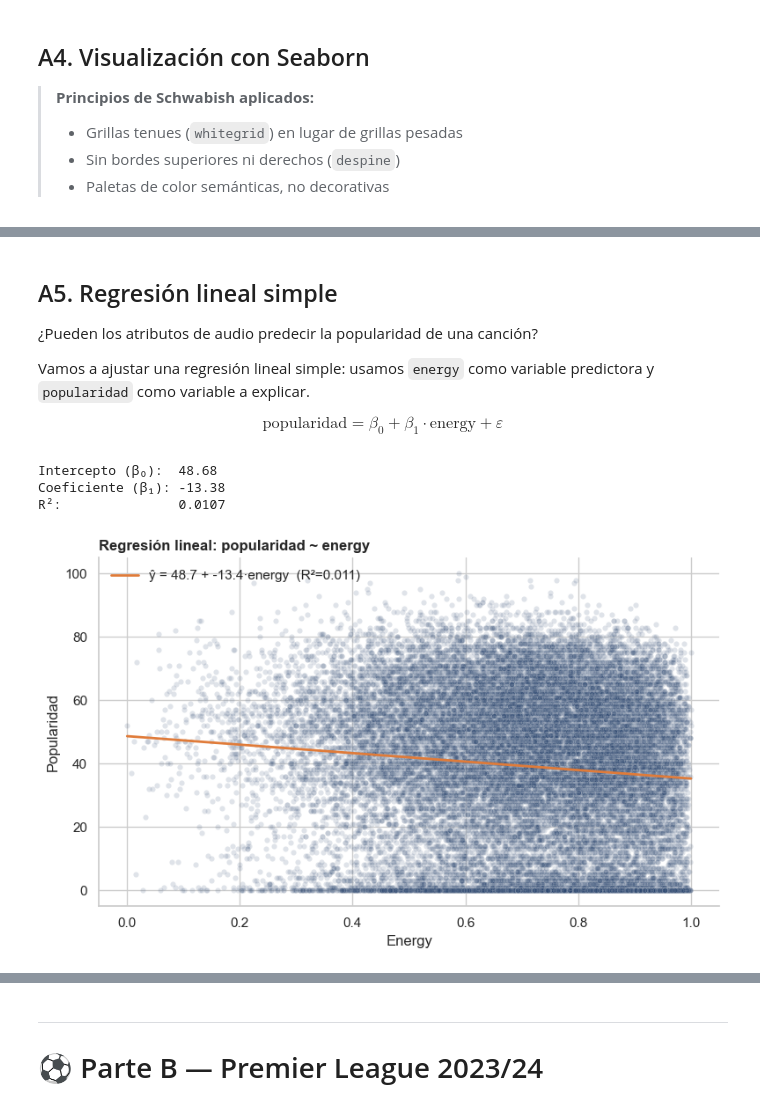
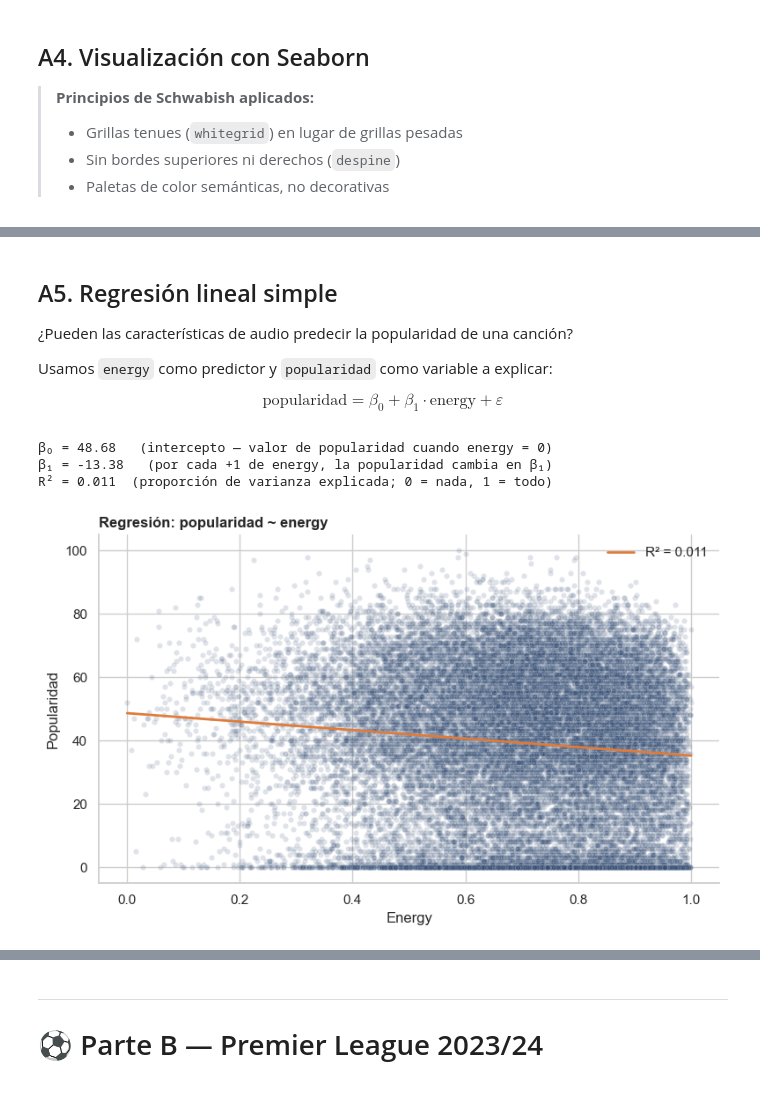
Before and after one commit to SantiDrelewicz/Laboratorio-de-metodos-Cuantitativos-Aplicados-a-la-gestion, a Jupyter notebook: notebooks/17-Manejo_de_datos_estructurados.ipynb, the cells around one changed output, grey strips where cells are left out. Cells and saved outputs as stored; diff of their text form; code cells hidden in the pictures.

```diff
--- a/notebooks/17-Manejo_de_datos_estructurados.ipynb
+++ b/notebooks/17-Manejo_de_datos_estructurados.ipynb
@@ -125,6 +193,8 @@ dtype: int64
 # %%
-# Eliminar duplicados (misma canción en varias playlists)
-sp_unique = sp.drop_duplicates(subset="track_id").reset_index(drop=True)
-print(f"Filas originales:  {len(sp):,}")
-print(f"Sin duplicados:    {len(sp_unique):,}")
+# Eliminar duplicados — misma canción en varias playlists
+# subset="track_id": dos filas son "duplicadas" si tienen el mismo track_id
+# reset_index(drop=True): reordena el índice de 0 a N-1 después de eliminar filas
+sp_unique = df.drop_duplicates(subset="track_id").reset_index(drop=True)
+print(f"Filas originales: {len(df):,}")
+print(f"Sin duplicados:   {len(sp_unique):,}")  # 4.477 canciones estaban repetidas en varias playlists
 # %% [output]
@@ -264,49 +308,44 @@ Passing `palette` without assigning `hue` is deprecated and will be removed in v
 # %% [markdown]
 ## A5. Regresión lineal simple
 
-¿Pueden los atributos de audio predecir la popularidad de una canción?
+¿Pueden las características de audio predecir la popularidad de una canción?
 
-Vamos a ajustar una regresión lineal simple: usamos `energy` como variable predictora y `popularidad` como variable a explicar.
+Usamos `energy` como predictor y `popularidad` como variable a explicar:
 
 $$\text{popularidad} = \beta_0 + \beta_1 \cdot \text{energy} + \varepsilon$$
 # %%
 from sklearn.linear_model import LinearRegression
-from sklearn.metrics import r2_score
-import numpy as np
 
-# Variable predictora y variable objetivo
-X = sp[["energy"]].values
-y = sp["popularidad"].values
+X = sp[["energy"]].values    # variable predictora — debe ser un array 2D (columna)
+y = sp["popularidad"].values  # variable a predecir — array 1D
 
-# Ajustar el modelo
-modelo_sp = LinearRegression()
-modelo_sp.fit(X, y)
+modelo = LinearRegression().fit(X, y)   # ajustar el modelo a los datos
 
-# Resultados
-print(f"Intercepto (β₀):  {modelo_sp.intercept_:.2f}")
-print(f"Coeficiente (β₁): {modelo_sp.coef_[0]:.2f}")
-print(f"R²:               {r2_score(y, modelo_sp.predict(X)):.4f}")
+print(f"β₀ = {modelo.intercept_:.2f}   (intercepto — valor de popularidad cuando energy = 0)")
+print(f"β₁ = {modelo.coef_[0]:.2f}   (por cada +1 de energy, la popularidad cambia en β₁)")
+print(f"R² = {modelo.score(X, y):.3f}  (proporción de varianza explicada; 0 = nada, 1 = todo)")
 # %% [output]
-Intercepto (β₀):  48.68
-Coeficiente (β₁): -13.38
-R²:               0.0107
+β₀ = 48.68   (intercepto — valor de popularidad cuando energy = 0)
+β₁ = -13.38   (por cada +1 de energy, la popularidad cambia en β₁)
+R² = 0.011  (proporción de varianza explicada; 0 = nada, 1 = todo)
 # %%
-# Visualización: scatter + línea de regresión
+import numpy as np
+
+# 100 puntos equidistantes entre el mínimo y máximo de energy, para dibujar la línea
 x_rango = np.linspace(X.min(), X.max(), 100).reshape(-1, 1)
-y_pred  = modelo_sp.predict(x_rango)
 
 fig, ax = plt.subplots(figsize=(8, 5))
 sns.scatterplot(x=sp["energy"], y=sp["popularidad"],
-                alpha=0.15, color="#2c4770", s=20, ax=ax)
-ax.plot(x_rango, y_pred, color="#e07b39", linewidth=2,
-        label=f"ŷ = {modelo_sp.intercept_:.1f} + {modelo_sp.coef_[0]:.1f}·energy  (R²={r2_score(y, modelo_sp.predict(X)):.3f})")
-
-ax.set_title("Regresión lineal: popularidad ~ energy", loc="left", fontweight="bold")
+                alpha=0.15, color="#2c4770", s=20, ax=ax)   # nube de puntos semitransparente
+ax.plot(x_rango, modelo.predict(x_rango),                   # línea de regresión ajustada
+        color="#e07b39", linewidth=2,
+        label=f"R² = {modelo.score(X, y):.3f}")
+ax.set_title("Regresión: popularidad ~ energy", loc="left", fontweight="bold")
 ax.set_xlabel("Energy")
 ax.set_ylabel("Popularidad")
 ax.legend(frameon=False)
 sns.despine()
 plt.tight_layout()
 plt.show()
 # %% [output]
-[figure, old version]
+[figure, new version]
```
Also changed, not shown: parts of 54 cells of this notebook.
